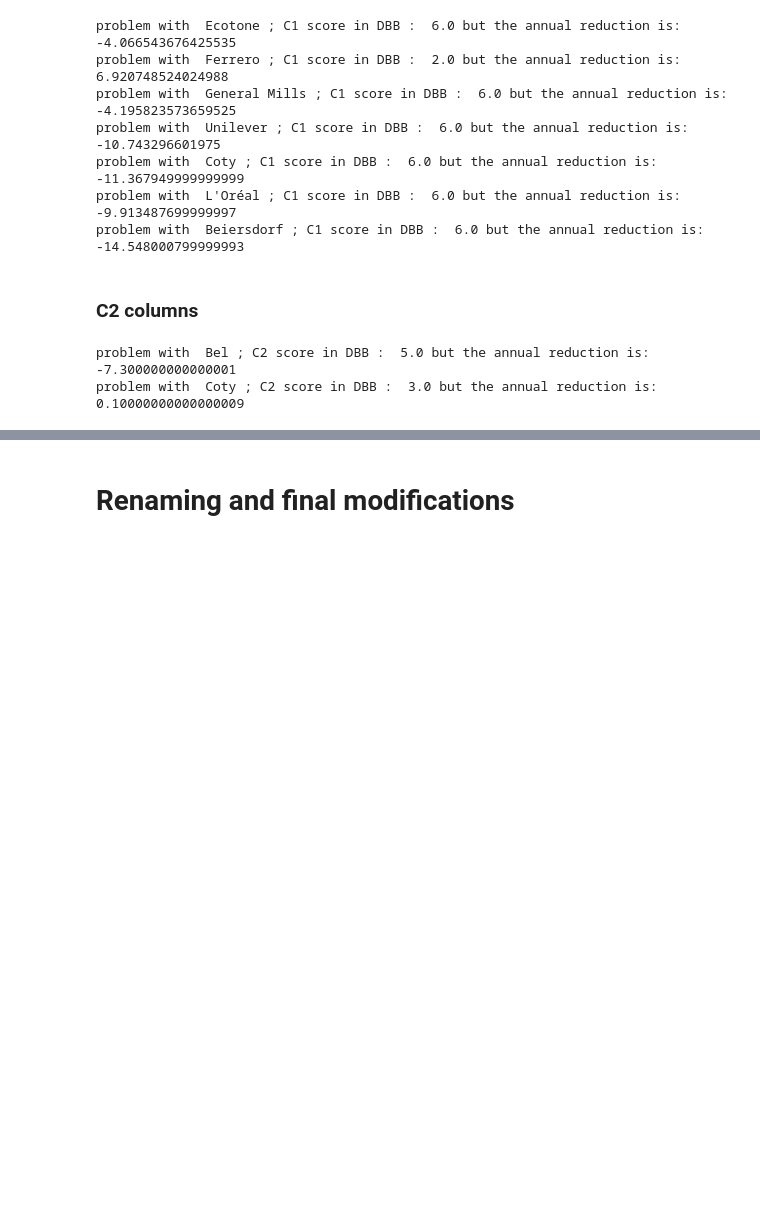
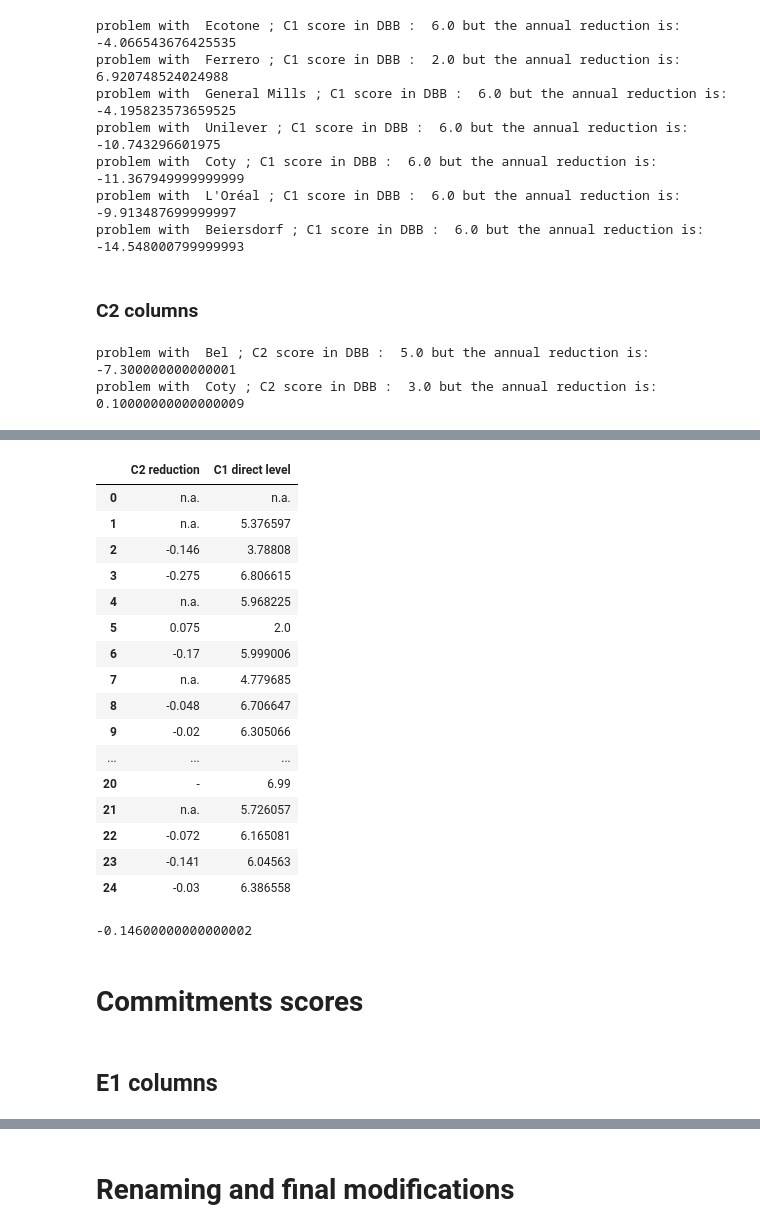
Before and after one commit to dataforgoodfr/batch10_notaclimat, a Jupyter notebook: data_engineering/data_engineering_1.ipynb, the cells around one changed output, grey strips where cells are left out. Drawn from its saved outputs; the diff is of its cells as text; code cells hidden in the pictures; blank space fills up the shorter version.

```diff
--- a/data_engineering/data_engineering_1.ipynb
+++ b/data_engineering/data_engineering_1.ipynb
@@ -325,3 +358,31 @@ Index(['Group', 'Sector', 'Logo', 'Country code', 'Turnover',
        'C2 final value', 'complete_score_hexa_color_code',
        'complete_score_short_label'],
       dtype='object')
+# %%
+df_final[['C2 reduction', 'C1 direct level']]
+# %% [output]
+|  | C2 reduction | C1 direct level |
+| 0 | n.a. | n.a. |
+| 1 | n.a. | 5.376597 |
+| 2 | -0.146 | 3.78808 |
+| 3 | -0.275 | 6.806615 |
+| 4 | n.a. | 5.968225 |
+| 5 | 0.075 | 2.0 |
+| 6 | -0.17 | 5.999006 |
+| 7 | n.a. | 4.779685 |
+| 8 | -0.048 | 6.706647 |
+| 9 | -0.02 | 6.305066 |
+| ... | ... | ... |
+| 20 | - | 6.99 |
+| 21 | n.a. | 5.726057 |
+| 22 | -0.072 | 6.165081 |
+| 23 | -0.141 | 6.04563 |
+| 24 | -0.03 | 6.386558 |
+# %%
+df_final.loc[2,"C2 reduction"]
+# %% [output]
+-0.14600000000000002
+# %% [markdown]
+# Commitments scores
+# %% [markdown]
+## E1 columns
```
Also changed, not shown: parts of 24 cells of this notebook, 1 other file.
